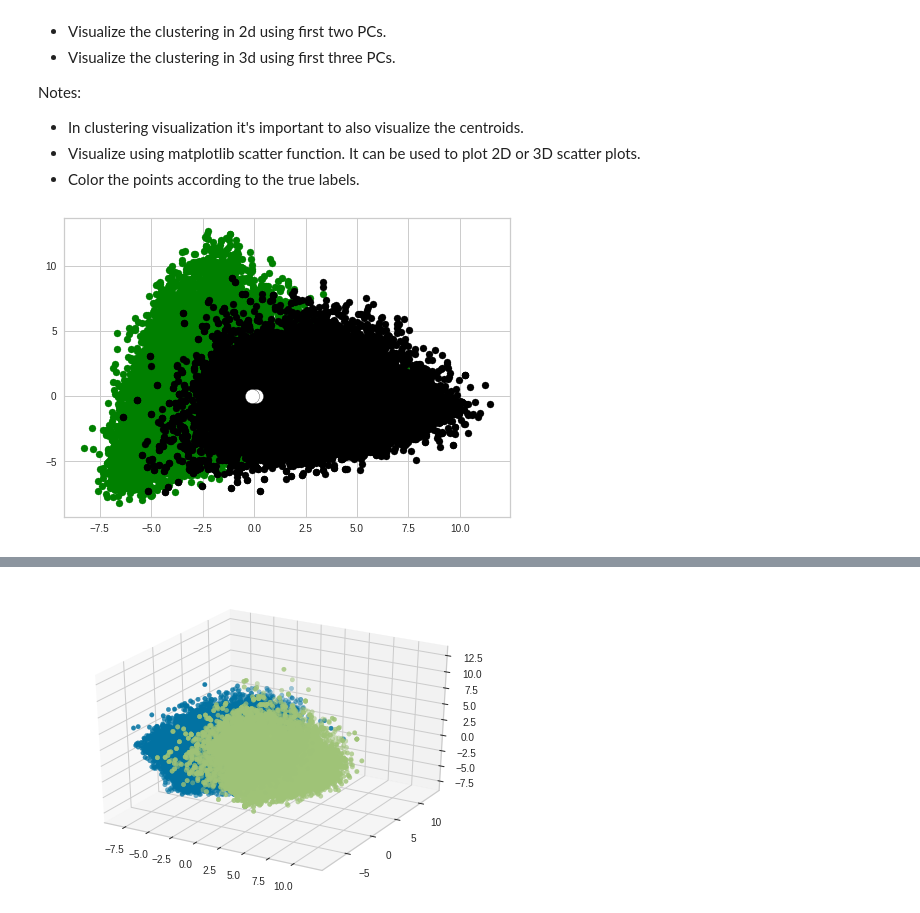
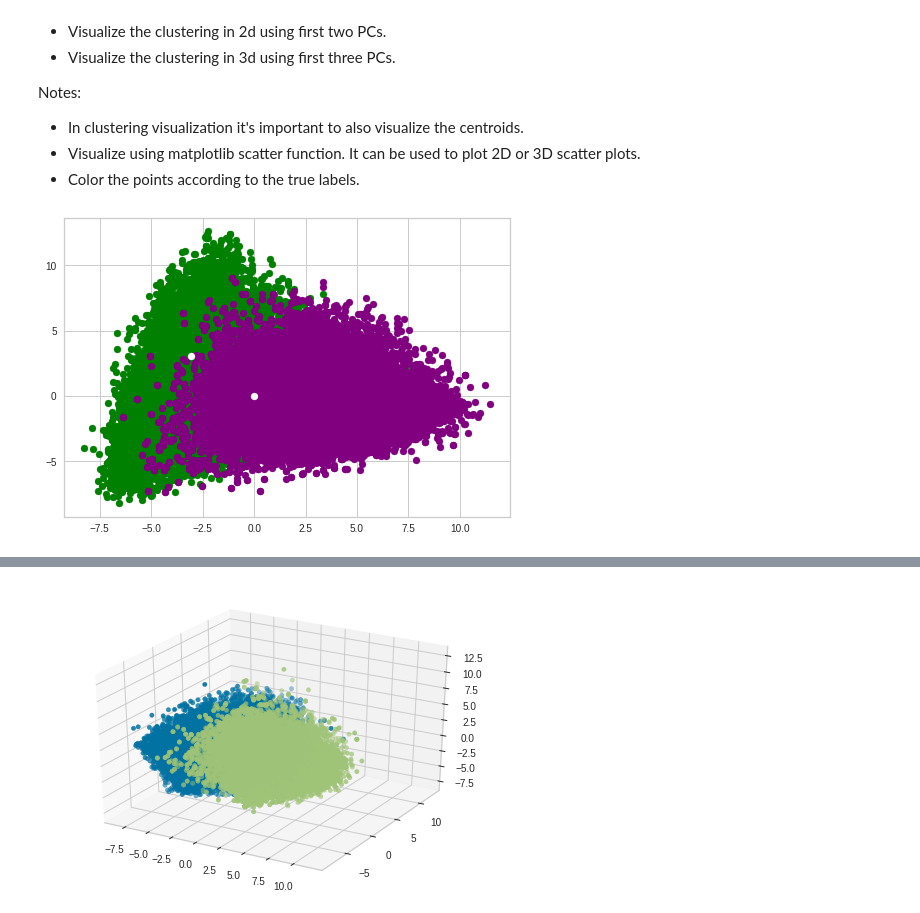
Before and after one commit to orenfix10/ML-project1, a Jupyter notebook: Main.ipynb, the cells around one changed output, grey strips where cells are left out. Saved outputs shown, nothing was run; the diff lists cells and outputs as text; code cells hidden in the pictures.

```diff
--- a/Main.ipynb
+++ b/Main.ipynb
@@ -181,21 +183,23 @@ ones = np.where(t==1) # index where the label is 1
 zero = np.where(t==0) # # index where the label is 0
 # %%
 def plot_2d(zero,ones):
-  plt.scatter(xs[ones],ys[ones],c='green')
-  plt.scatter(xs[zero],ys[zero],c='black') # change shape
-  plt.scatter(
-      centers[:, 0],
-      centers[:, 1],
-      marker="o",
-      c="white",
-      alpha=1,
-      s=200,
-      edgecolor="k",
-  )
+  plt.scatter(xs[ones],ys[ones],c='Green')
+  plt.scatter(xs[zero],ys[zero],c='purple') # change shape
+  plt.scatter(centers_after_pca[0], centers_after_pca[1],c = "white")
+  # plt.scatter(
+  #     centers[:, 0],
+  #     centers[:, 1],
+  #     marker="o",
+  #     c="white",
+  #     alpha=1,
+  #     s=200,
+  #     edgecolor="k",
+  # )
   plt.show()
+centers_after_pca = pca.fit_transform(centers)
 plot_2d(zero,ones)
 # %% [output]
-[figure, old version]
+[figure, new version]
 # %%
 pca = PCA(n_components=3)
 pca_3d = pca.fit_transform(x_scaled)
```
Also changed, not shown: parts of 12 cells of this notebook.
